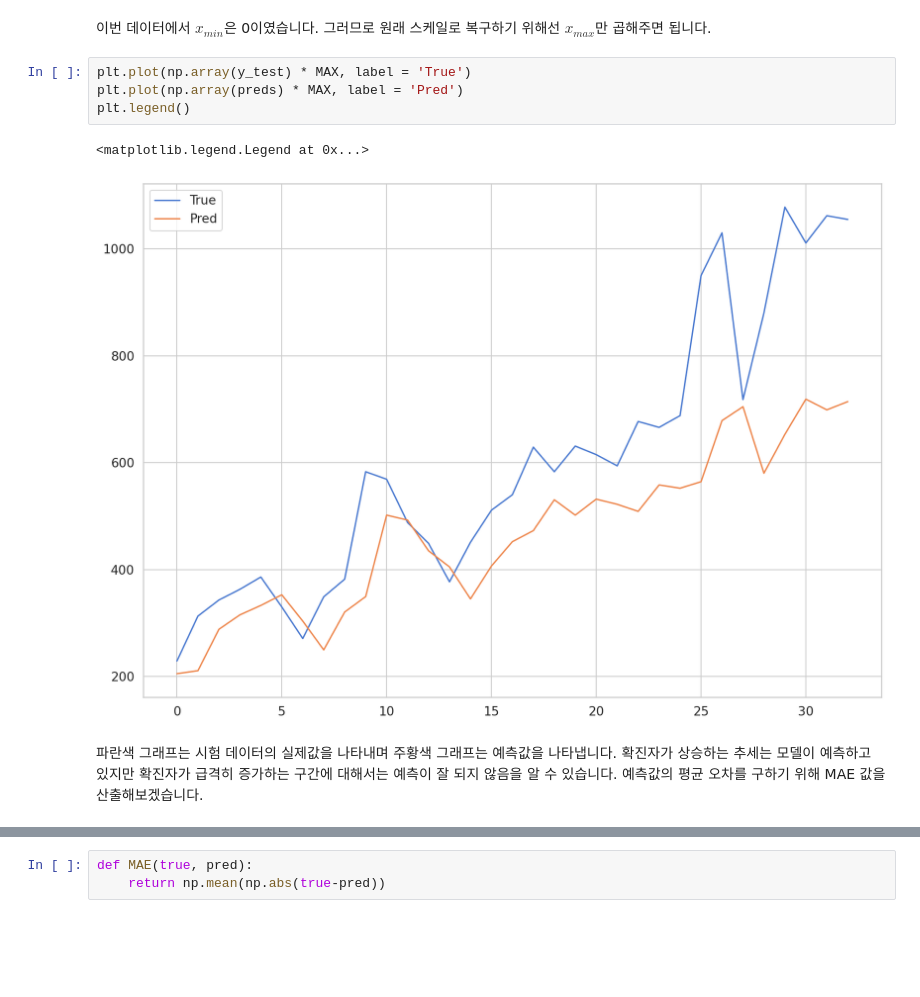
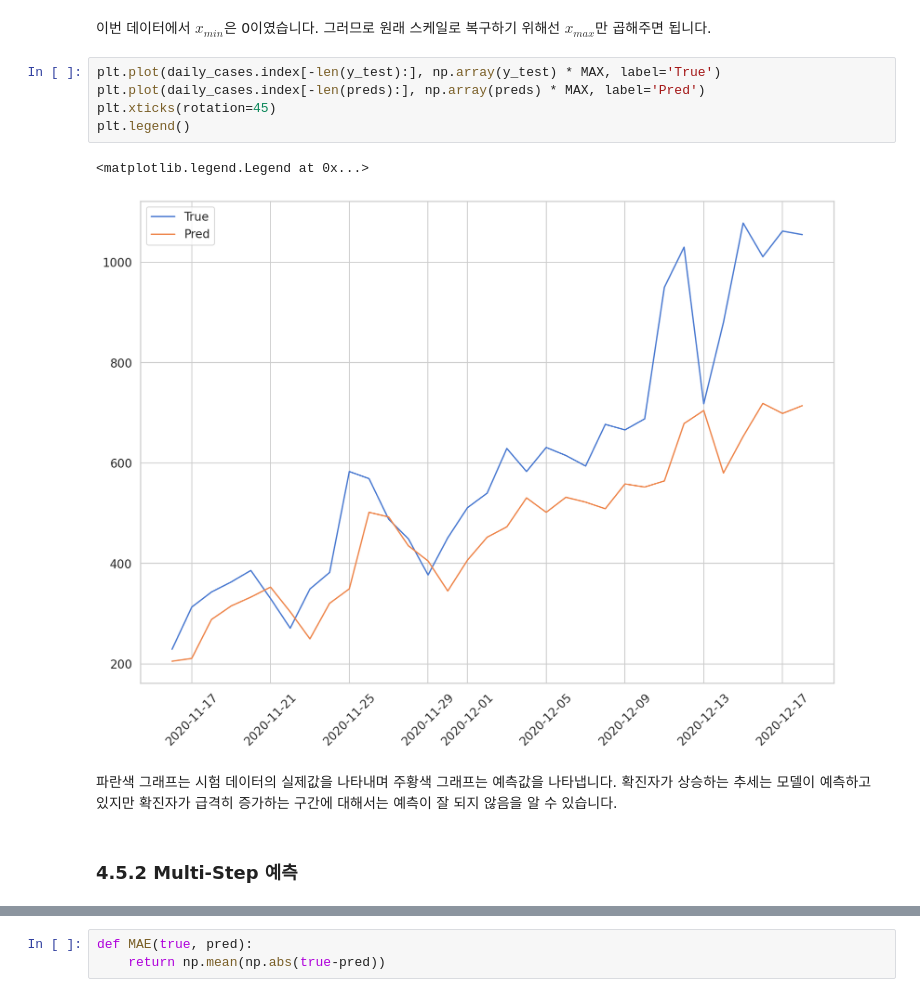
Before and after one commit to kakao-gray-great/Time-Series-Forecasting-for-Covid19, a Jupyter notebook: Ch4_LSTM.ipynb, the cells around one changed output, grey strips where cells are left out. Cells and saved outputs as stored; diff of their text form; blank space fills up the shorter version.

```diff
--- a/Ch4_LSTM.ipynb
+++ b/Ch4_LSTM.ipynb
@@ -265,11 +274,14 @@ with torch.no_grad():
 # %% [markdown]
 이번 데이터에서 $x_{min}$은 0이였습니다. 그러므로 원래 스케일로 복구하기 위해선 $x_{max}$만 곱해주면 됩니다.
 # %%
-plt.plot(np.array(y_test) * MAX, label = 'True')
-plt.plot(np.array(preds) * MAX, label = 'Pred')
+plt.plot(daily_cases.index[-len(y_test):], np.array(y_test) * MAX, label='True')
+plt.plot(daily_cases.index[-len(preds):], np.array(preds) * MAX, label='Pred')
+plt.xticks(rotation=45)
 plt.legend()
 # %% [output]
 <matplotlib.legend.Legend at 0x...>
-[figure, old version]
+[figure, new version]
 # %% [markdown]
-파란색 그래프는 시험 데이터의 실제값을 나타내며 주황색 그래프는 예측값을 나타냅니다. 확진자가 상승하는 추세는 모델이 예측하고 있지만 확진자가 급격히 증가하는 구간에 대해서는 예측이 잘 되지 않음을 알 수 있습니다. 예측값의 평균 오차를 구하기 위해 MAE 값을 산출해보겠습니다.
+파란색 그래프는 시험 데이터의 실제값을 나타내며 주황색 그래프는 예측값을 나타냅니다. 확진자가 상승하는 추세는 모델이 예측하고 있지만 확진자가 급격히 증가하는 구간에 대해서는 예측이 잘 되지 않음을 알 수 있습니다.
+# %% [markdown]
+### 4.5.2 Multi-Step 예측
```
Also changed, not shown: parts of 11 cells of this notebook.
